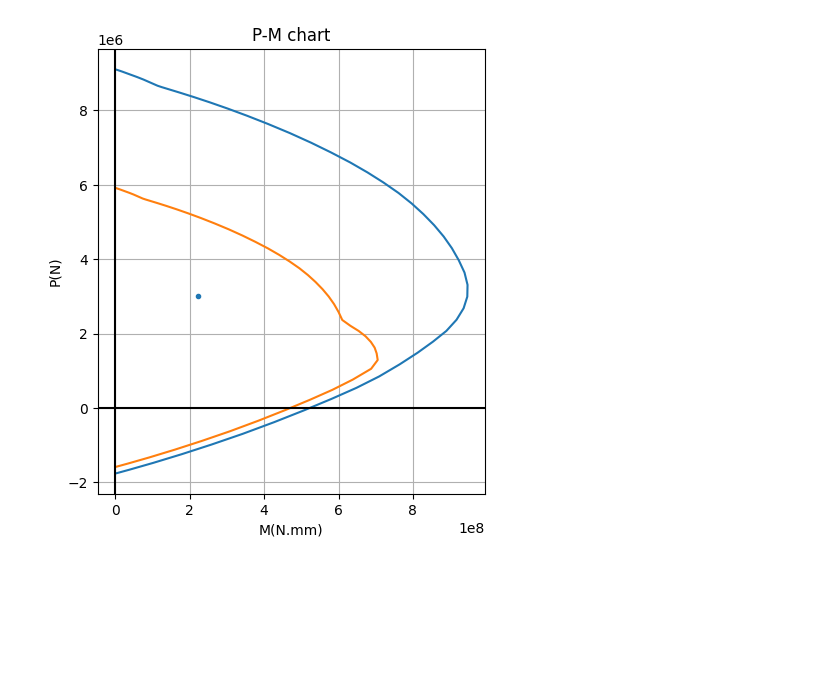
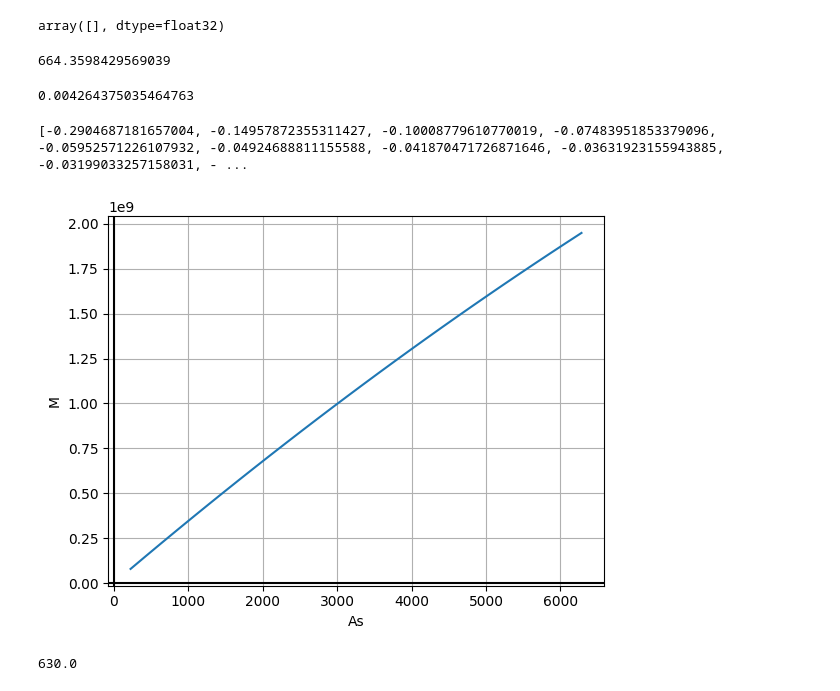
Before and after one commit to mhitarahomy/pyStructureDesign, a Jupyter notebook: Helper.ipynb, the cells around one changed output. Saved outputs shown, nothing was run; the diff lists cells and outputs as text; code cells hidden in the pictures; blank space fills up the shorter version.

Commit message:
find a way to solve design Manalysis

```diff
--- a/Helper.ipynb
+++ b/Helper.ipynb
@@ -15,9 +16,10 @@ import pycivil.ACI318_19.designProps as props
 import pycivil.ACI318_19.assumptions as assump
 # %%
 d20 = Rsct.d20
+d12 = Rsct.d12
 
 sct = RectConcreteSct(b=500, h=700)
-sct.rebarCoords = Rsct.RectRebarsSct(sct.section, 5, 4, d20, 50)
+# sct.rebarCoords = Rsct.RectRebarsSct(sct.section, 5, 4, d20, 50)
 # sct = CircConcreteSct(d=600)
 # sct.rebarCoords = Rsct.CircRebarsSct(600, 7, d20, 70)
 
@@ -149,0 +27,19 @@ Pn_max_point = PM_line.intersection(PMx_line)
+# %%
+minx, miny, maxx, maxy = data.section.bounds
+d = maxy - miny - data.clear_cover - data.max_conf_rebar_size - (data.max_rebar_size/2)
+coords = np.array([Point((maxx-minx)/2, d)])
+data.As
+# Manalysis.calc_es(data.section, coords, d)
+# %% [output]
+array([], dtype=float32)
+# %%
+minx, miny, maxx, maxy = data.section.bounds
+d = maxy - miny - data.clear_cover - data.max_conf_rebar_size - (data.max_rebar_size/2)
+coords = np.array([Point((maxx-minx)/2, d)])
+new_data = Manalysis.set_As(data, np.array([15000], dtype=np.float32))
+c = Manalysis.calc_c(new_data)
+print(c)
+abs(np.min(Manalysis.calc_es(new_data.section, coords, c)))
+# %% [output]
+664.3598429569039
+0.004264375035464763
@@ -150,17 +58,47 @@ Pn_max_point = PM_line.intersection(PMx_line)
+# %%
+min_rebar = 2*d12
+max_rebar = 20*d20
+
+minx, miny, maxx, maxy = data.section.bounds
+d = maxy - miny - data.clear_cover - data.max_conf_rebar_size - (data.max_rebar_size/2)
+
+data.coords = np.array([Point((maxx-minx)/2, d)])
+As_list = np.linspace(min_rebar.area, max_rebar.area, num=30)
+data_list = np.array([Manalysis.set_As(data, np.array([As])) for As in As_list])
+M_list = np.array([Manalysis.calc_M(_data, Manalysis.calc_c(_data))[0] for _data in data_list] )
+min_es = [np.min(Manalysis.calc_es(_data.section, _data.coords, Manalysis.calc_c(_data))) for _data in data_list]
+
+print(min_es)
+# %% [output]
+[-0.2904687181657004, -0.14957872355311427, -0.10008779610770019, -0.07483951853379096, -0.05952571226107932, -0.04924688811155588, -0.041870471726871646, -0.03631923155943885, -0.03199033257158031, - ...
 # %%
-fig, axs = plt.subplots(figsize=(5,7))
-axs.plot(M_list[:,0], P_list)
-axs.plot(M_phi_list[:,0], P_phi_list)
-# axs.hlines(y=Pn_max, xmin=0, xmax=Pn_max_point.x, linewidth=1, color='r')
-axs.set_aspect(100)
-axs.scatter(Mu, Pu, marker=".") # type: ignore
-axs.set_title(f"P-M chart")
-axs.set_ylabel("P(N)")
-axs.set_xlabel("M(N.mm)")
+fig, axs = plt.subplots()
+axs.plot(As_list, M_list)
 axs.axhline(y=0, color='k', linestyle='-')
 axs.axvline(x=0, color='k', linestyle='-')
+axs.set_xlabel("As")
+axs.set_ylabel("M")
 axs.grid(True)
 plt.show()
 # %% [output]
-[figure, old version]
+[figure, new version]
+# %%
+minx, miny, maxx, maxy = data.section.bounds
+d = maxy - miny - data.clear_cover - data.max_conf_rebar_size - (data.max_rebar_size/2)
+print(d)
+coords = np.array([Point((maxx-minx)/2, d)])
+data.coords = coords
+As_list = np.array([])
+c_list = np.array([])
+As = 100
+value = 100
+while True:
+    _data = Manalysis.set_As(data, np.array([As]))
+    _c = Manalysis.calc_c(_data)
+    if _c >= d: break
+    As_list = np.append(As_list, As)
+    c_list = np.append(c_list, _c)
+    As += value
+# %% [output]
+630.0
 # %%
```
Also changed, not shown: parts of 8 cells of this notebook, 1 other file.
